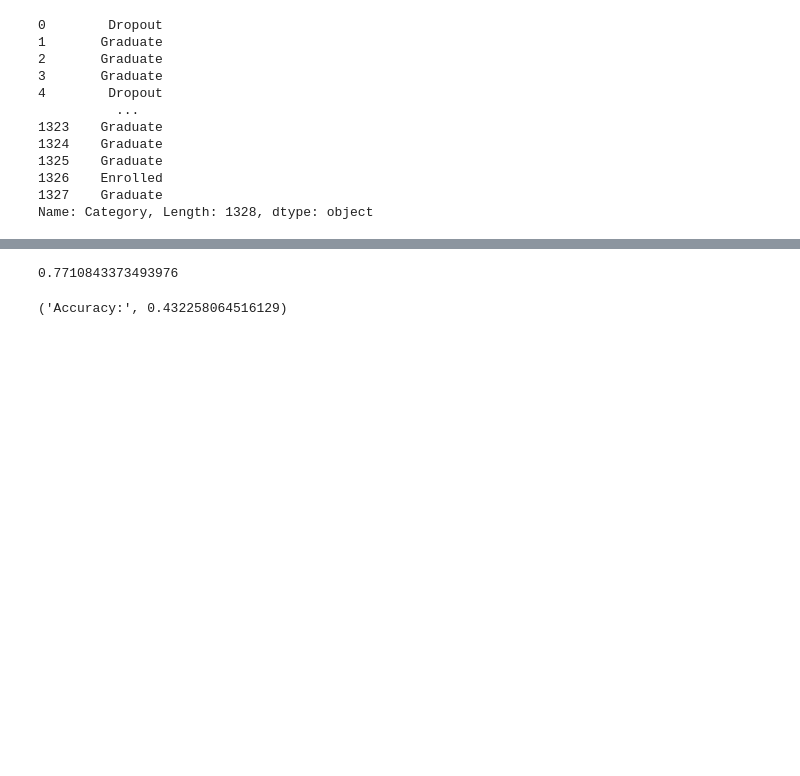
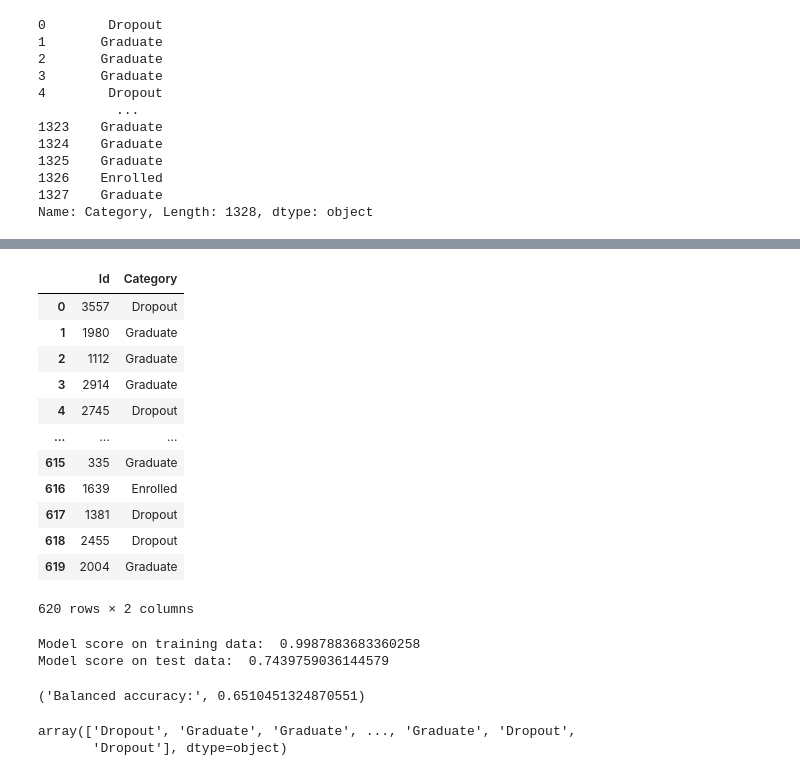
Before and after one commit to isidoracupara/kaggle-student-droupout, a Jupyter notebook: student_dropout_classification.ipynb, the cells around one changed output, grey strips where cells are left out. Drawn from its saved outputs; the diff is of its cells as text; code cells hidden in the pictures; blank space fills up the shorter version.

```diff
--- a/student_dropout_classification.ipynb
+++ b/student_dropout_classification.ipynb
@@ -145,14 +185,31 @@ array(['Dropout', 'Graduate', 'Graduate', 'Dropout', 'Graduate',
 # %%
 # Generate CSV
-id_column= X_test['Id']
-
+sample_data = pd.read_csv('data/sample_submission.csv')
+id_column= sample_data['Id']
 droupout_prediction=pd.DataFrame({
             'Id':id_column,
-            'Category':y_pred,
+            'Category':y_pred[0:len(id_column)],
 }, columns= ['Id', 'Category'])
 droupout_prediction.to_csv("dropout_prediction.csv", index=False)
+droupout_prediction
+# %% [output]
+|  | Id | Category |
+| 0 | 3557 | Dropout |
+| 1 | 1980 | Graduate |
+| 2 | 1112 | Graduate |
+| 3 | 2914 | Graduate |
+| 4 | 2745 | Dropout |
+| ... | ... | ... |
+| 615 | 335 | Graduate |
+| 616 | 1639 | Enrolled |
+| 617 | 1381 | Dropout |
+| 618 | 2455 | Dropout |
+| 619 | 2004 | Graduate |
+620 rows × 2 columns
 # %%
 # Evaluate the model
-classifier.score(X_validation, y_validation)
+print("Model score on training data: ", classifier.score(X_train, y_train))
+print("Model score on test data: ", classifier.score(X_validation, y_validation))
 # %% [output]
-0.7710843373493976
+Model score on training data:  0.9987883683360258
+Model score on test data:  0.7439759036144579
@@ -161,6 +245,12 @@ classifier.score(X_validation, y_validation)
 #Import scikit-learn metrics module for accuracy calculation
 from sklearn import metrics
 # Model Accuracy, how often is the classifier correct?
-("Accuracy:",metrics.accuracy_score(y_validation.iloc[0 : len(y_pred)], y_pred))
+"Balanced accuracy:",metrics.balanced_accuracy_score(y_validation[0:len(y_pred)], y_pred)
 # %% [output]
-('Accuracy:', 0.432258064516129)
+('Balanced accuracy:', 0.6510451324870551)
+# %%
+# Calculating accuracy per row
+y_pred
+# %% [output]
+array(['Dropout', 'Graduate', 'Graduate', ..., 'Graduate', 'Dropout',
+       'Dropout'], dtype=object)
```
Also changed, not shown: parts of 10 cells of this notebook.
